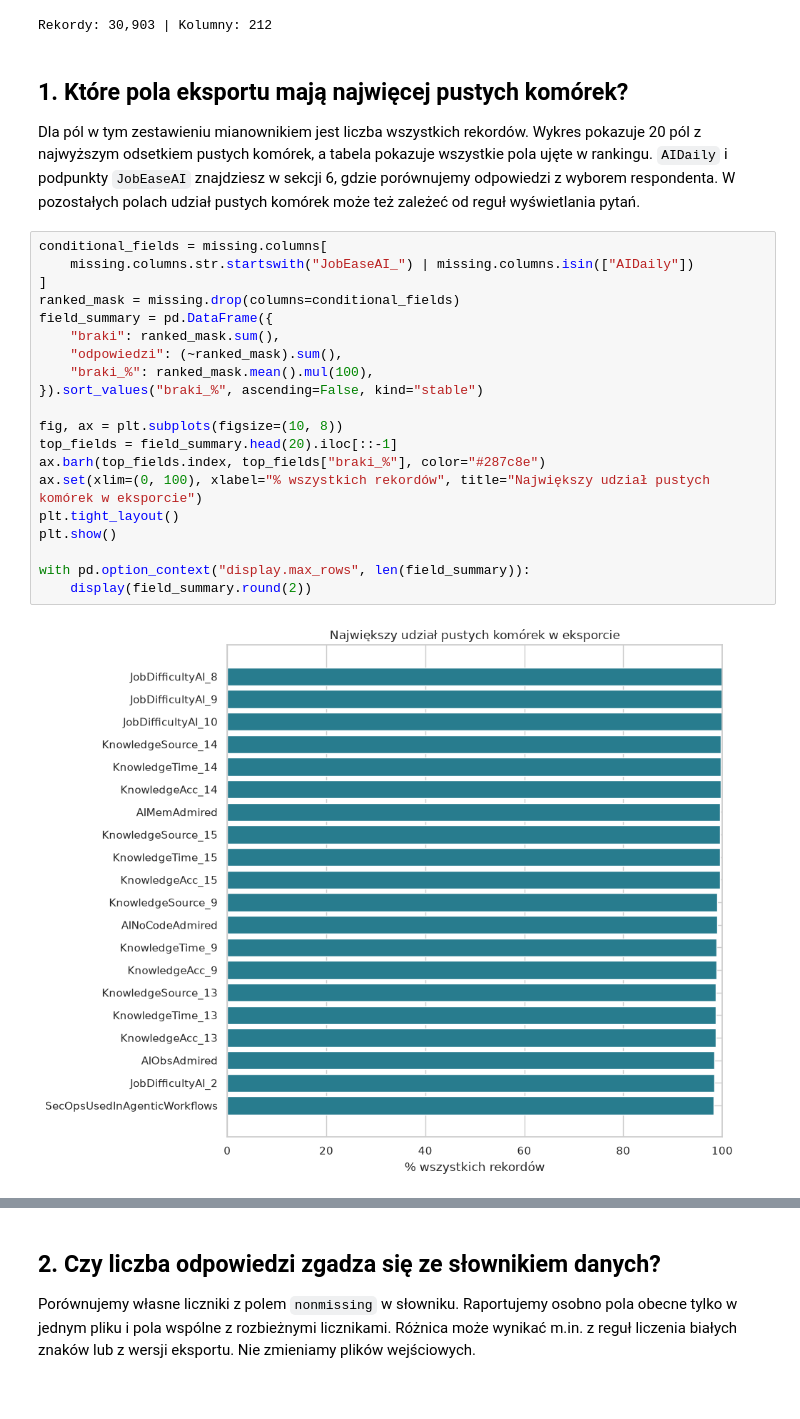
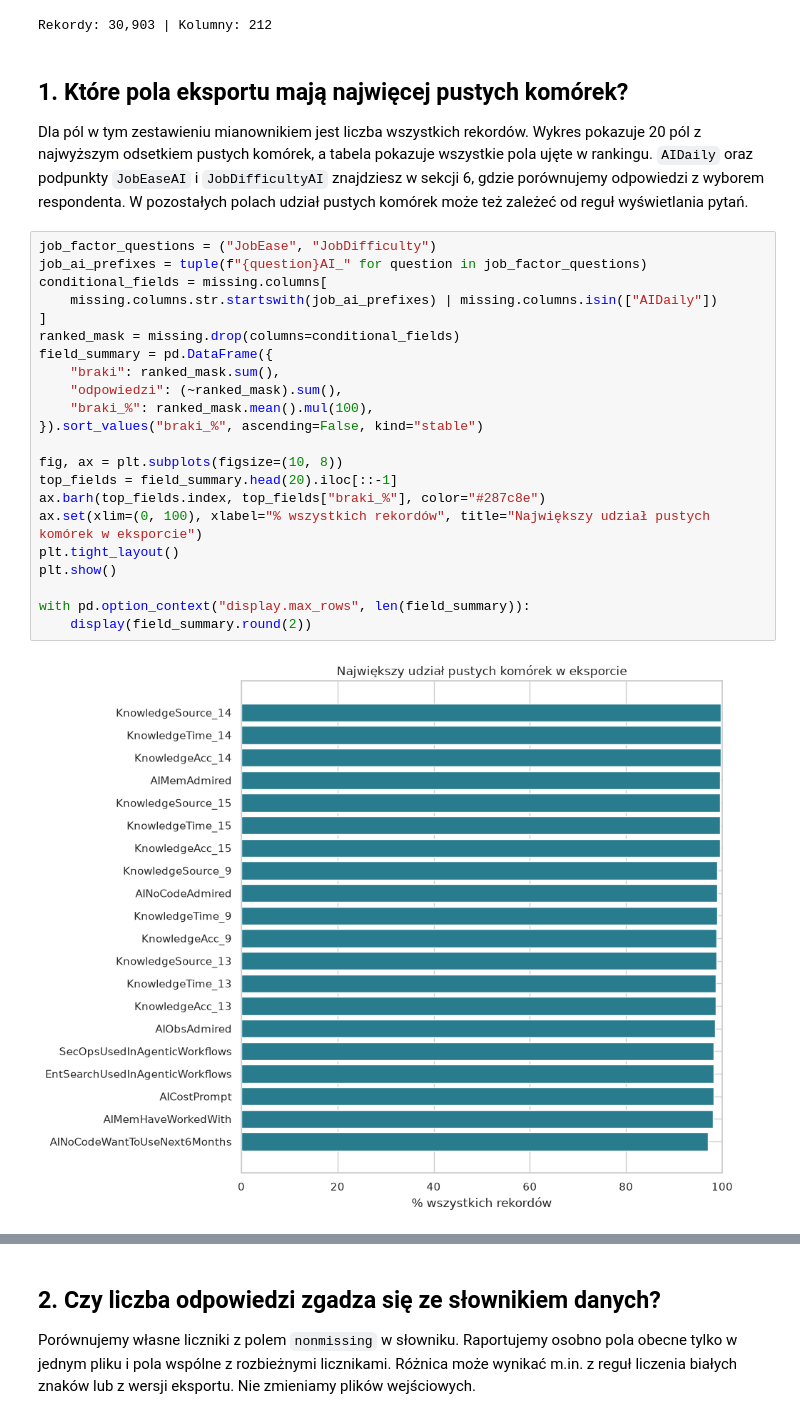
Before and after one commit to jlabuda191/AD_Python_Stack2026, a Jupyter notebook: notebooks/03_analiza_brakow_2026.ipynb, the cells around one changed output, grey strips where cells are left out. Drawn from its saved outputs; the diff is of its cells as text.

Commit message:
Rozlicz warunkowe podpunkty JobDifficultyAI według wyboru

```diff
--- a/notebooks/03_analiza_brakow_2026.ipynb
+++ b/notebooks/03_analiza_brakow_2026.ipynb
@@ -50,27 +50,29 @@ Rekordy: 30,903 | Kolumny: 212
 # %% [markdown]
 ## 1. Które pola eksportu mają najwięcej pustych komórek?
 
-Dla pól w tym zestawieniu mianownikiem jest liczba wszystkich rekordów. Wykres pokazuje 20 pól z najwyższym odsetkiem pustych komórek, a tabela pokazuje wszystkie pola ujęte w rankingu. `AIDaily` i podpunkty `JobEaseAI` znajdziesz w sekcji 6, gdzie porównujemy odpowiedzi z wyborem respondenta. W pozostałych polach udział pustych komórek może też zależeć od reguł wyświetlania pytań.
+Dla pól w tym zestawieniu mianownikiem jest liczba wszystkich rekordów. Wykres pokazuje 20 pól z najwyższym odsetkiem pustych komórek, a tabela pokazuje wszystkie pola ujęte w rankingu. `AIDaily` oraz podpunkty `JobEaseAI` i `JobDifficultyAI` znajdziesz w sekcji 6, gdzie porównujemy odpowiedzi z wyborem respondenta. W pozostałych polach udział pustych komórek może też zależeć od reguł wyświetlania pytań.
 # %%
+job_factor_questions = ("JobEase", "JobDifficulty")
+job_ai_prefixes = tuple(f"{question}AI_" for question in job_factor_questions)
 conditional_fields = missing.columns[
-    missing.columns.str.startswith("JobEaseAI_") | missing.columns.isin(["AIDaily"])
+    missing.columns.str.startswith(job_ai_prefixes) | missing.columns.isin(["AIDaily"])
 ]
 ranked_mask = missing.drop(columns=conditional_fields)
 field_summary = pd.DataFrame({
     "braki": ranked_mask.sum(),
     "odpowiedzi": (~ranked_mask).sum(),
     "braki_%": ranked_mask.mean().mul(100),
 }).sort_values("braki_%", ascending=False, kind="stable")
 
 fig, ax = plt.subplots(figsize=(10, 8))
 top_fields = field_summary.head(20).iloc[::-1]
 ax.barh(top_fields.index, top_fields["braki_%"], color="#287c8e")
 ax.set(xlim=(0, 100), xlabel="% wszystkich rekordów", title="Największy udział pustych komórek w eksporcie")
 plt.tight_layout()
 plt.show()
 
 with pd.option_context("display.max_rows", len(field_summary)):
     display(field_summary.round(2))
 # %% [output]
-[figure, old version]
+[figure, new version]
 |  | braki | odpowiedzi | braki_% |
```
Also changed, not shown: parts of 3 cells of this notebook.
